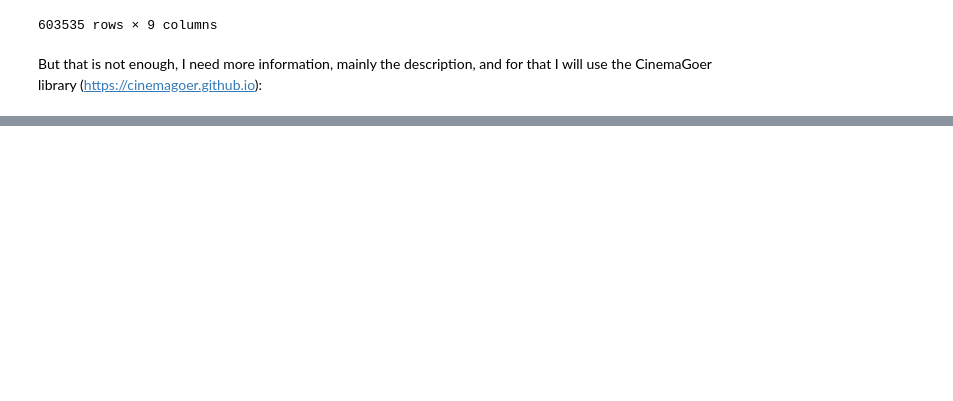
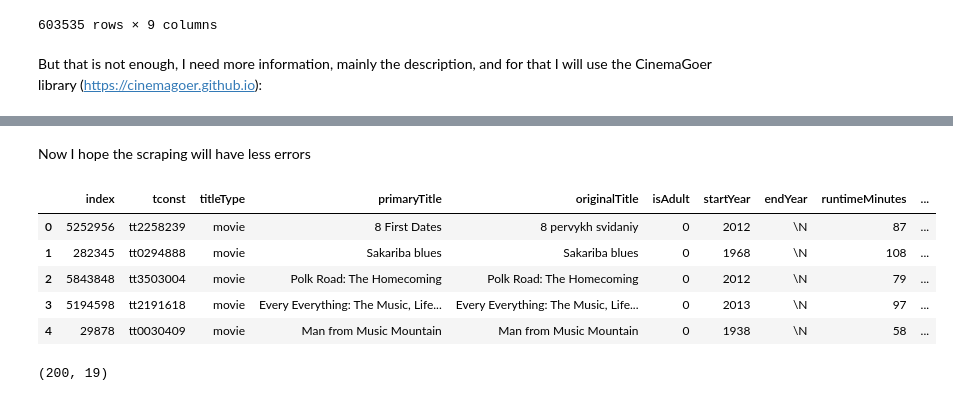
Before and after one commit to cargide/nlp_movie_project, a Jupyter notebook: 1-download.ipynb, the cells around one changed output, grey strips where cells are left out. Saved outputs shown, nothing was run; the diff lists cells and outputs as text; code cells hidden in the pictures; blank space fills up the shorter version.

Commit message:
Download finished
- Sample set created
- Bulk process created to run in the background for the whole data

```diff
--- a/1-download.ipynb
+++ b/1-download.ipynb
@@ -254,0 +221,4 @@ rotten.to_csv('rotten.csv', index=False)
+# %%
+set_movies = basics_movies.loc[(basics_movies['genres'] != '\\N')]
+# basics_movies = basics.loc[basics['titleType'] == 'movie']
+set_movies.shape
@@ -254,0 +227,4 @@ rotten.to_csv('rotten.csv', index=False)
+# %%
+set_movies['startYear'] = set_movies['startYear'].replace('\\N',0).astype('int32')
+set_movies = set_movies.loc[(set_movies['startYear'] >= 1930)]
+set_movies.shape
@@ -254,0 +238,29 @@ rotten.to_csv('rotten.csv', index=False)
+# %% [markdown]
+Now I hope the scraping will have less errors
+# %%
+set_movies_sample = set_movies.sample(200, random_state=42)
+# %%
+def merge_data(table):
+    table = table.reset_index()
+    extra = table['tconst'].apply(get_IMDB_movie_data) #gets extra info from imdb
+    extra = pd.DataFrame(extra.to_list(), columns=['rating','genres','mpaa','description','votes'])
+
+    rotten = movies_sample_big['primaryTitle'].apply(get_RT_ratings) # gets more ratings from rotten tomatoes
+    rotten = pd.DataFrame(rotten.to_list(), columns=['rt_critics_score','rt_audience_score'])
+    table_big = pd.concat([table, extra, rotten], axis=1)
+
+    return table_big
+# %%
+set_movies_sample_big = merge_data(set_movies_sample)
+set_movies_sample_big.head()
+# %% [output]
+|  | index | tconst | titleType | primaryTitle | originalTitle | isAdult | startYear | endYear | runtimeMinutes | ... |
+| 0 | 5252956 | tt2258239 | movie | 8 First Dates | 8 pervykh svidaniy | 0 | 2012 | \N | 87 | ... |
+| 1 | 282345 | tt0294888 | movie | Sakariba blues | Sakariba blues | 0 | 1968 | \N | 108 | ... |
+| 2 | 5843848 | tt3503004 | movie | Polk Road: The Homecoming | Polk Road: The Homecoming | 0 | 2012 | \N | 79 | ... |
+| 3 | 5194598 | tt2191618 | movie | Every Everything: The Music, Life... | Every Everything: The Music, Life... | 0 | 2013 | \N | 97 | ... |
+| 4 | 29878 | tt0030409 | movie | Man from Music Mountain | Man from Music Mountain | 0 | 1938 | \N | 58 | ... |
+# %%
+set_movies_sample_big.shape
+# %% [output]
+(200, 19)
```
Also changed, not shown: parts of 7 cells of this notebook, 2 other files.
